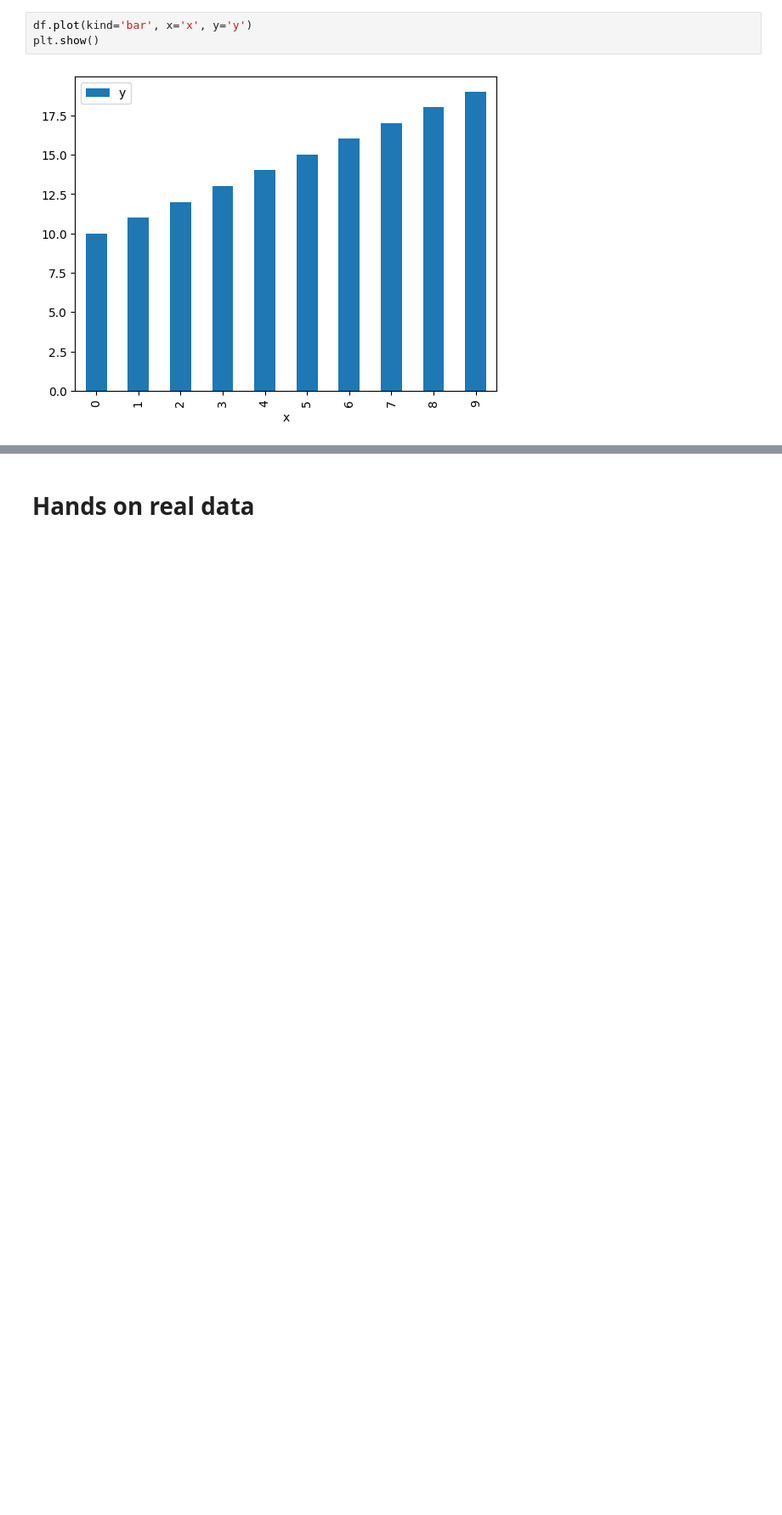
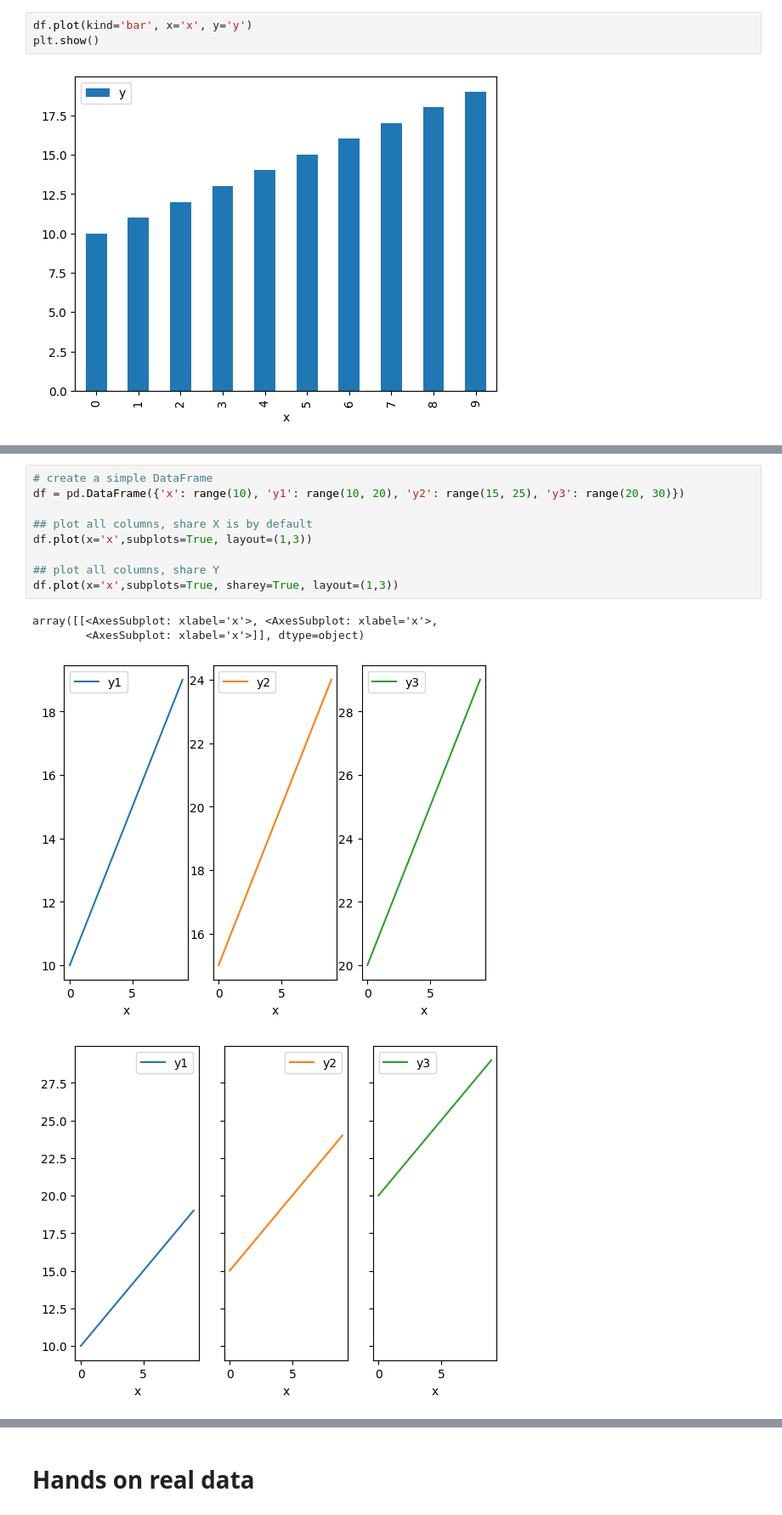
Before and after one commit to ProgressBG-Python-Course/JupyterNotebooksExamples, a Jupyter notebook: Notebooks/matplotlib_pandas_seaborn/pandas_and_mpl.ipynb, the cells around one changed output, grey strips where cells are left out. Shown at 85% size. Saved outputs shown, nothing was run; the diff lists cells and outputs as text; blank space fills up the shorter version.

```diff
--- a/Notebooks/matplotlib_pandas_seaborn/pandas_and_mpl.ipynb
+++ b/Notebooks/matplotlib_pandas_seaborn/pandas_and_mpl.ipynb
@@ -60,0 +59,14 @@ for column in columns:
+# %%
+# create a simple DataFrame
+df = pd.DataFrame({'x': range(10), 'y1': range(10, 20), 'y2': range(15, 25), 'y3': range(20, 30)})
+
+## plot all columns, share X is by default
+df.plot(x='x',subplots=True, layout=(1,3))
+
+## plot all columns, share Y
+df.plot(x='x',subplots=True, sharey=True, layout=(1,3))
+# %% [output]
+array([[<AxesSubplot: xlabel='x'>, <AxesSubplot: xlabel='x'>,
+        <AxesSubplot: xlabel='x'>]], dtype=object)
+[figure, added]
+[figure, added]
```
Also changed, not shown: parts of 11 cells of this notebook, 5 other files.
